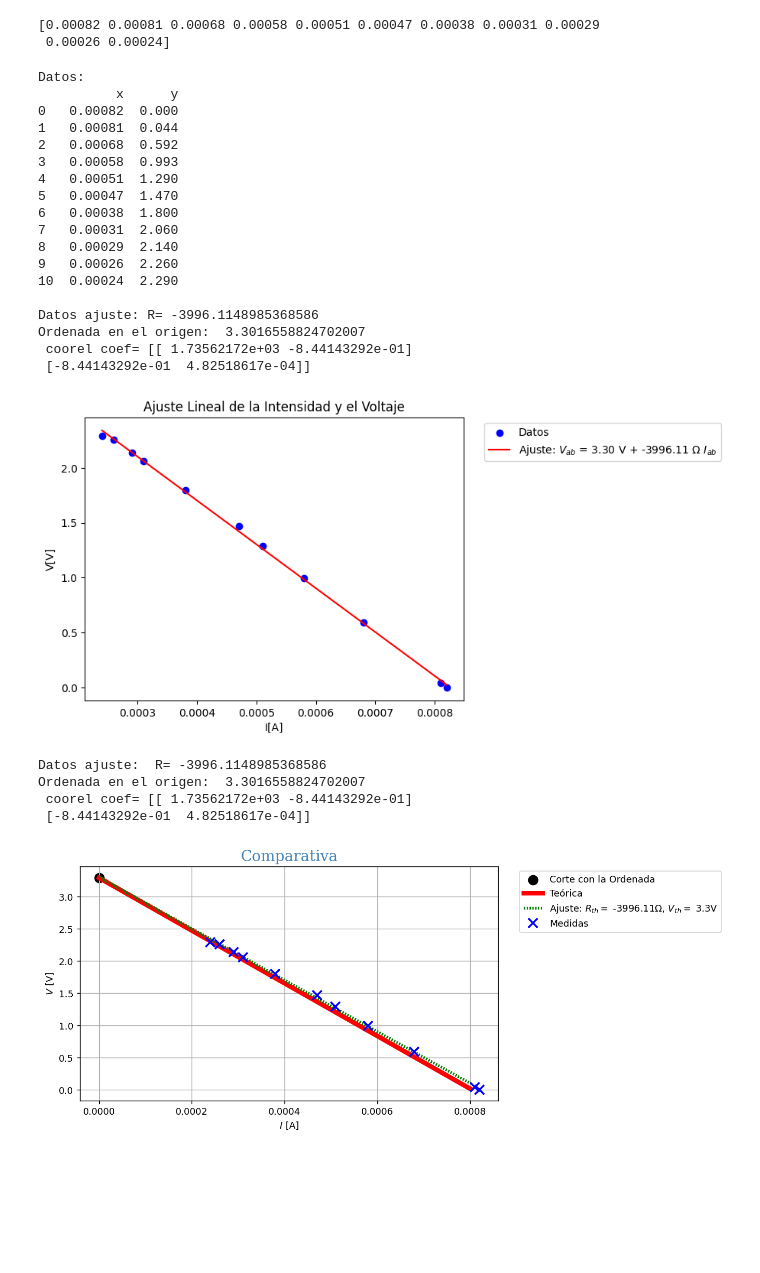
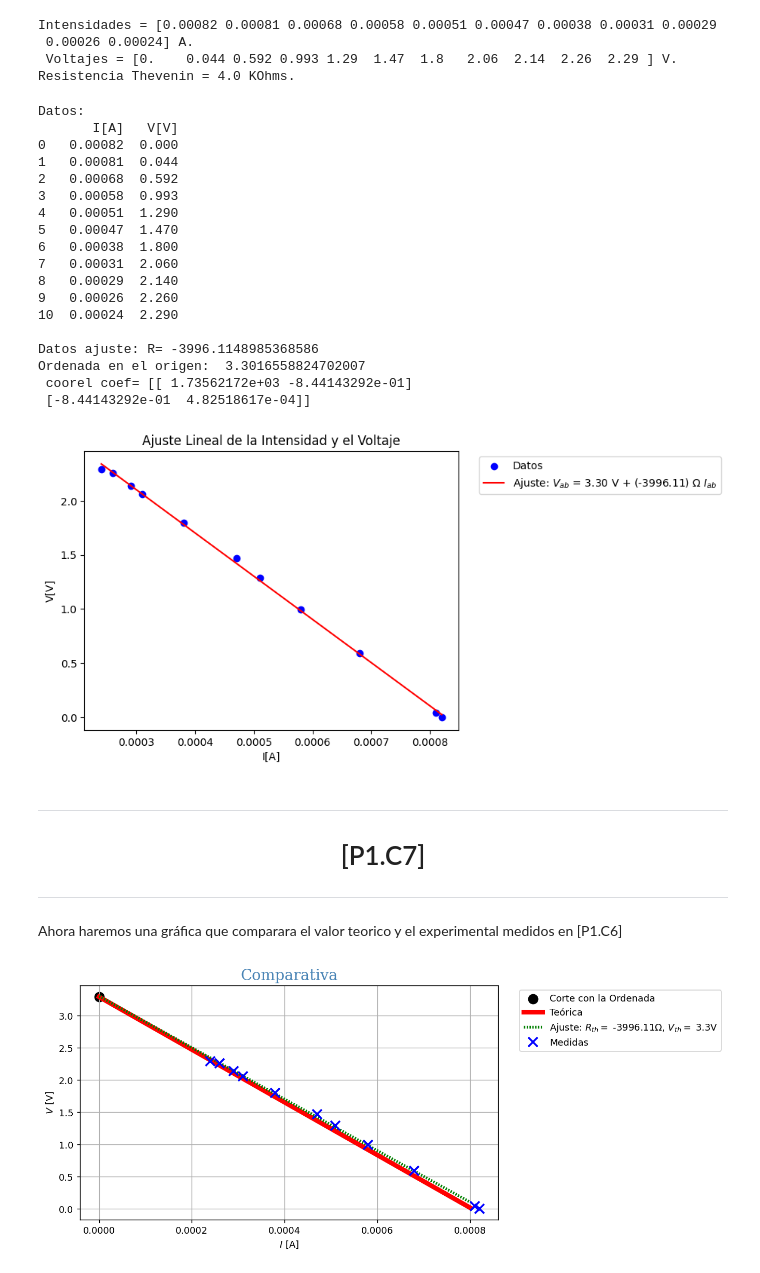
Before and after one commit to WetZap/Practicas-Circuitos, a Jupyter notebook: Practicas/Sesion 1/PrimeraSesion.ipynb, the cells around one changed output. Saved outputs shown, nothing was run; the diff lists cells and outputs as text; code cells hidden in the pictures; blank space fills up the shorter version.

```diff
--- a/Practicas/Sesion 1/PrimeraSesion.ipynb
+++ b/Practicas/Sesion 1/PrimeraSesion.ipynb
@@ -72,10 +133,12 @@ El voltaje Thevenin anterior es: 3.29 (V). Diviendolo entre dos obtenemos el vol
 # %%
+#Tomamos el valor del Voltaje Thevenin que anteriormente hemos extraido.
 VoltajeThevenin = Voltaje2[0]
-DatosTarea3 = pd.read_excel(xlsx_name,sheet_name='Tarea3',usecols='A:B')
+DatosTarea3 = pd.read_excel(xlsx_name,sheet_name='Tarea3',usecols='A:B')#Cargamos las columnas que vamos a usar.
 #Practico
 VoltajeAB = DatosTarea3['Vab'].tolist()
 IntensidadAB = DatosTarea3['Iab'].tolist()
 RTV = Rmedida5[1]
+
 #Teorico
 RTVTeo = Rmedida5[0]
 VoltajeTeo = Voltaje1[0]
@@ -83,14 +146,18 @@ VoltajeTeo = Voltaje1[0]
 #Transformamos los vectores con numpy en arrays
 VoltajeAB = np.array(VoltajeAB)
 IntensidadAB = np.array(IntensidadAB)*1e-3
-print(IntensidadAB)
+print(f'Intensidades = {IntensidadAB} A.')
+print(f' Voltajes = {VoltajeAB} V.')
+print(f'Resistencia Thevenin = {RTV} KOhms.')
 # %% [output]
-[0.00082 0.00081 0.00068 0.00058 0.00051 0.00047 0.00038 0.00031 0.00029
- 0.00026 0.00024]
+Intensidades = [0.00082 0.00081 0.00068 0.00058 0.00051 0.00047 0.00038 0.00031 0.00029
+ 0.00026 0.00024] A.
+ Voltajes = [0.    0.044 0.592 0.993 1.29  1.47  1.8   2.06  2.14  2.26  2.29 ] V.
+Resistencia Thevenin = 4.0 KOhms.
 # %%
 #Ponemos los datos en una tabla.
-data = {'x': IntensidadAB,
-        'y': VoltajeAB}
+data = {'I[A]': IntensidadAB,
+        'V[V]': VoltajeAB}
 df = pd.DataFrame(data)
 print(f'Datos:\n{df}\n')
 # Realizamos el ajuste lineal con np.polyfit
@@ -100,44 +167,42 @@ print("R=", slope,"\nOrdenada en el origen: ", intercept,"\n coorel coef=",r)
 
 # Crear una función para la línea ajustada
 def ajuste_lineal(x):
     return intercept + slope * x
 
 # Graficamos los datos y el ajuste lineal
 plt.scatter(IntensidadAB, VoltajeAB, label='Datos', color='blue')
-plt.plot(IntensidadAB, ajuste_lineal(IntensidadAB), color='red', label=fr'Ajuste: $V_{{ab}}$ = {intercept:.2f} V + {slope:.2f} $\Omega$ $I_{{ab}}$')
+plt.plot(IntensidadAB, ajuste_lineal(IntensidadAB), color='red', label=fr'Ajuste: $V_{{ab}}$ = {intercept:.2f} V + ({slope:.2f}) $\Omega$ $I_{{ab}}$')
 plt.xlabel('I[A]')
 plt.ylabel('V[V]')
 plt.title('Ajuste Lineal de la Intensidad y el Voltaje')
 plt.legend(bbox_to_anchor=(1.04, 1), loc="upper left")
 plt.show()
 # %% [output]
 Datos:
-          x      y
+       I[A]   V[V]
 0   0.00082  0.000
 1   0.00081  0.044
 2   0.00068  0.592
 3   0.00058  0.993
 4   0.00051  1.290
 5   0.00047  1.470
 6   0.00038  1.800
 7   0.00031  2.060
 8   0.00029  2.140
 9   0.00026  2.260
 10  0.00024  2.290
 
 Datos ajuste: R= -3996.1148985368586
 Ordenada en el origen:  3.3016558824702007
  coorel coef= [[ 1.73562172e+03 -8.44143292e-01]
  [-8.44143292e-01  4.82518617e-04]]
-[figure, old version]
+[figure, new version]
-# %%
-[slope, intercept],r = np.polyfit(IntensidadAB,VoltajeAB, deg=1,cov=True)
-print('Datos ajuste: ',"R=", slope,"\nOrdenada en el origen: ", intercept,"\n coorel coef=",r)
-# %% [output]
-Datos ajuste:  R= -3996.1148985368586
-Ordenada en el origen:  3.3016558824702007
- coorel coef= [[ 1.73562172e+03 -8.44143292e-01]
- [-8.44143292e-01  4.82518617e-04]]
+# %% [markdown]
+---
+<h1 style="text-align: center;">[P1.C7]</h1>
+
+---
+Ahora haremos una gráfica que comparara el valor teorico y el experimental medidos en [P1.C6]
 # %%
 Rfit=slope
 
```
Also changed, not shown: parts of 18 cells of this notebook.
